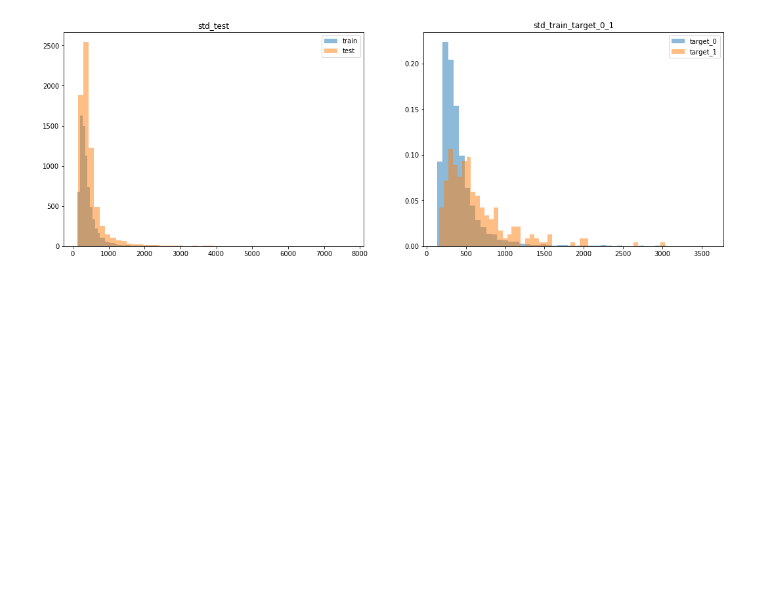
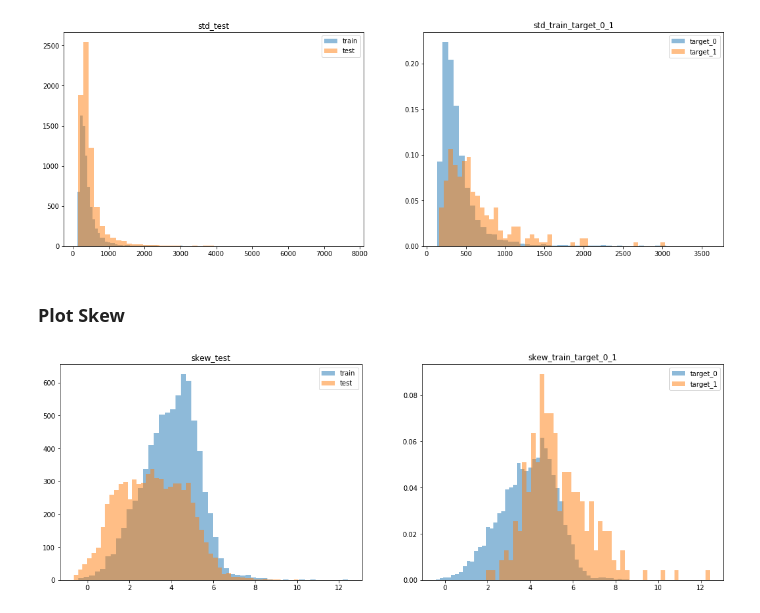
Before and after one commit to koukyo1994/atmaCup5, a Jupyter notebook: notebooks/02_second_EDA.ipynb, the cells around one changed output. Saved outputs shown, nothing was run; the diff lists cells and outputs as text; code cells hidden in the pictures; blank space fills up the shorter version.

Commit message:
add skew kurtなどなど

```diff
--- a/notebooks/02_second_EDA.ipynb
+++ b/notebooks/02_second_EDA.ipynb
@@ -20,7 +20,7 @@ spec_test = pd.read_csv(data_dir / "test_spectrum.csv")
 ## Check Histogram
 # %%
 def make_train_test_hist(train: pd.DataFrame, test: pd.DataFrame,
-                         name: str, bins=None):
+                         name: str, bins=None, ylim=None):
     fig, axes = plt.subplots(1, 2, figsize=(18, 6))
 
     train_target_0 = train[name][train["target"] == 0]
@@ -32,6 +32,7 @@ def make_train_test_hist(train: pd.DataFrame, test: pd.DataFrame,
     axes[0].hist(train[name], alpha=0.5, label="train", bins=bins)
     axes[0].hist(test[name], alpha=0.5, label="test", bins = bins)
     axes[0].set_title(f"{name}_test")
+    axes[0].set_ylim(ylim)
     axes[0].legend()
 
     axes[1].hist(train_target_0, weights=weights_0, alpha=0.5, label="target_0", bins=bins)
@@ -45,11 +46,19 @@ train_agg = spec_train.groupby(
     "spectrum_filename")["intensity"].agg(["min", "max", "std", "median", "mean", "skew"])
 test_agg = spec_test.groupby(
     "spectrum_filename")["intensity"].agg(["min", "max", "std", "median", "mean", "skew"])
+
+train_kurt_agg = spec_train.groupby(
+    "spectrum_filename")["intensity"].agg(pd.DataFrame.kurt)
+test_kurt_agg = spec_test.groupby(
+    "spectrum_filename")["intensity"].agg(pd.DataFrame.kurt)
 # %% [markdown]
 ### Plot max
 # %%
 merged_train = train.merge(train_agg, on="spectrum_filename", how="left")
 merged_test = test.merge(test_agg, on="spectrum_filename", how="left")
+
+merged_train = merged_train.merge(train_kurt_agg, on="spectrum_filename", how="left")
+merged_test = merged_test.merge(test_kurt_agg, on="spectrum_filename", how="left")
 # %%
 make_train_test_hist(merged_train, merged_test, name="max", bins=50)
 # %% [output]
@@ -71,3 +80,9 @@ make_train_test_hist(max_threshed_train, max_threshed_test, name="max", bins=50)
 make_train_test_hist(merged_train, merged_test, name="std", bins=50)
 # %% [output]
 [figure]
+# %% [markdown]
+### Plot Skew
+# %%
+make_train_test_hist(merged_train, merged_test, name="skew", bins=50)
+# %% [output]
+[figure, added]
```
Also changed, not shown: parts of 11 cells of this notebook, 6 other files.
